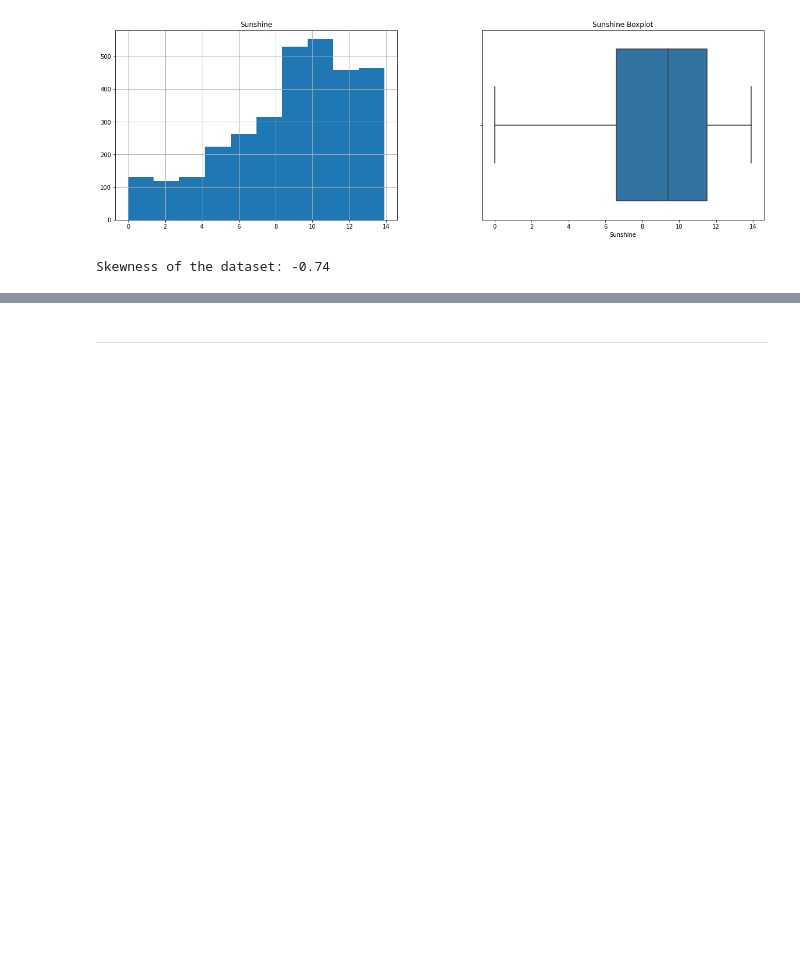
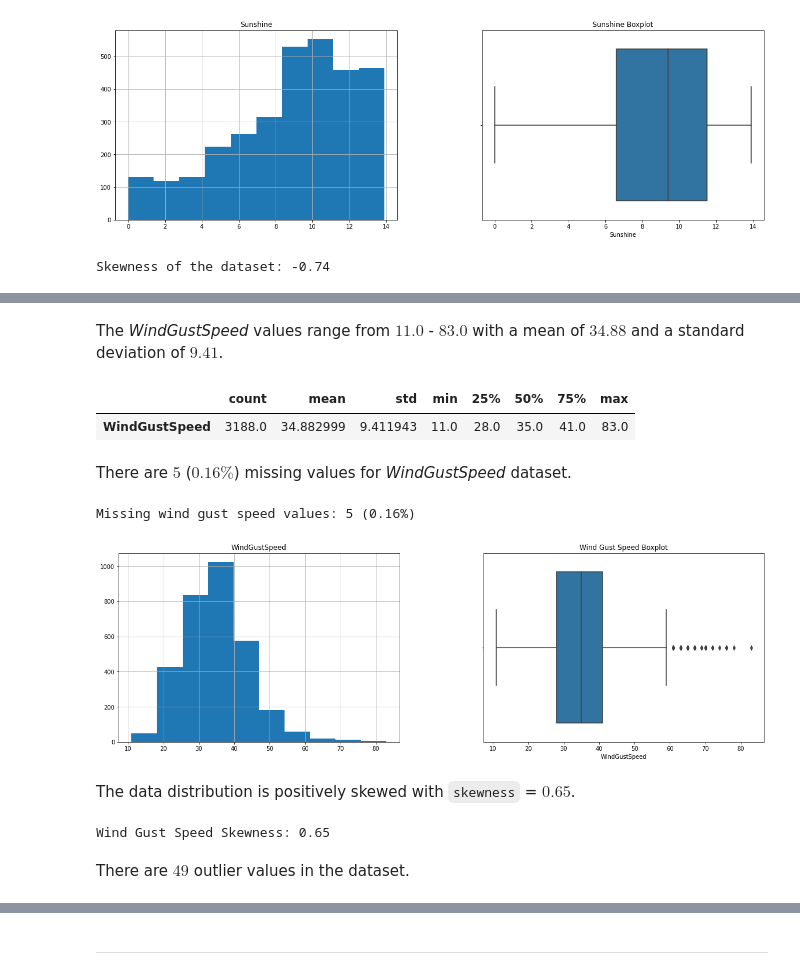
Before and after one commit to poolGolez/project-roosevelt, a Jupyter notebook: will-it-rain-in-perth.ipynb, the cells around one changed output, grey strips where cells are left out. Cells and saved outputs as stored; diff of their text form; code cells hidden in the pictures; blank space fills up the shorter version.

Commit message:
Fix WindGustSpeed attribute

```diff
--- a/will-it-rain-in-perth.ipynb
+++ b/will-it-rain-in-perth.ipynb
@@ -545,0 +557,3 @@ Skewness of the dataset: -0.74
+# %%
+wind_gust_speed_df = df[['WindGustSpeed']]
+wind_gust_speed_df.head(10)
@@ -545,0 +572,38 @@ Skewness of the dataset: -0.74
+# %% [markdown]
+The *WindGustSpeed* values range from $11.0$ - $83.0$ with a mean of $34.88$ and a standard deviation of $9.41$.
+# %%
+wind_gust_speed_df.describe().transpose()
+# %% [output]
+|  | count | mean | std | min | 25% | 50% | 75% | max |
+| WindGustSpeed | 3188.0 | 34.882999 | 9.411943 | 11.0 | 28.0 | 35.0 | 41.0 | 83.0 |
+# %% [markdown]
+There are $5$ ($0.16\%$) missing values for *WindGustSpeed* dataset.
+# %%
+missing_wind_gust_speed = wind_gust_speed_df.isna().sum()
+missing_wind_gust_speed_perc = missing_wind_gust_speed / len(wind_gust_speed_df)
+
+print(f"Missing wind gust speed values: {missing_wind_gust_speed['WindGustSpeed']} ({missing_wind_gust_speed_perc['WindGustSpeed'] * 100:.2f}%)")
+# %% [output]
+Missing wind gust speed values: 5 (0.16%)
+# %%
+_, axes = plt.subplots(1, 2, figsize=(20, 6))
+
+plt.title("Wind Gust Speed Distribution")
+wind_gust_speed_df.hist(ax=axes[0])
+
+plt.title("Wind Gust Speed Boxplot")
+sns.boxplot(ax=axes[1], x=wind_gust_speed_df['WindGustSpeed'])
+
+plt.show()
+# %% [output]
+[figure, added]
+# %% [markdown]
+The data distribution is positively skewed with `skewness` = $0.65$.
+# %%
+wind_gust_speed_skewness = wind_gust_speed_df.skew()
+
+print(f"Wind Gust Speed Skewness: {wind_gust_speed_skewness['WindGustSpeed']:.2f}")
+# %% [output]
+Wind Gust Speed Skewness: 0.65
+# %% [markdown]
+There are $49$ outlier values in the dataset.
```
Also changed, not shown: parts of 15 cells of this notebook.
